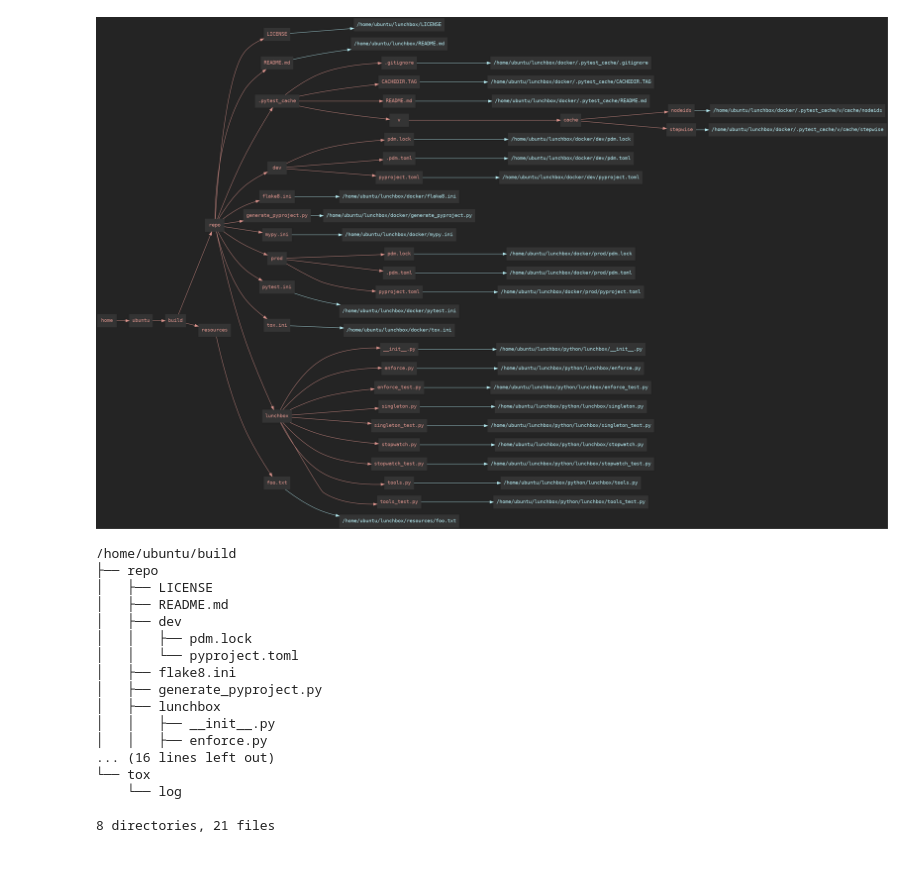
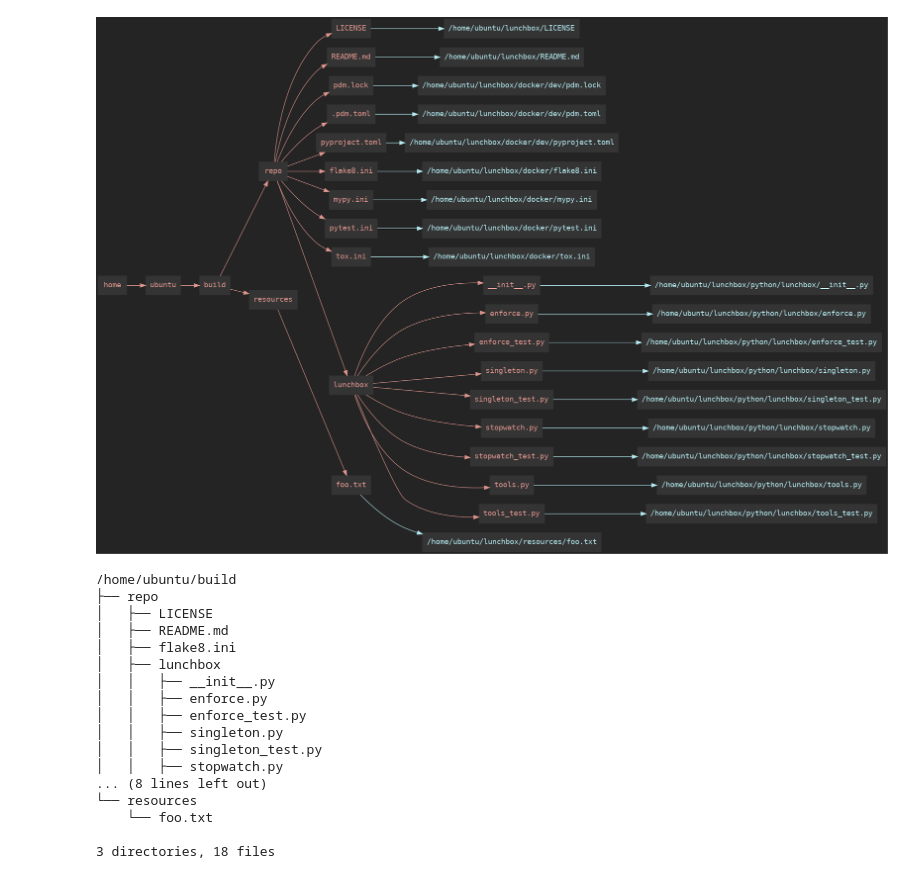
Before and after one commit to theNewFlesh/lunchbox, a Jupyter notebook: notebooks/build.ipynb, the cells around one changed output. Drawn from its saved outputs; the diff is of its cells as text; code cells hidden in the pictures.

```diff
--- a/notebooks/build.ipynb
+++ b/notebooks/build.ipynb
@@ -1,29 +1,29 @@
 # %%
 from rolling_pin.conform_etl import ConformETL
-
-src = '/home/ubuntu/lunchbox/docker/conform.yml'
+!rm -rf /home/ubuntu/build
+src = '/home/ubuntu/lunchbox/docker/build.yaml'
 etl = ConformETL.from_yaml(src)
 etl.to_html(as_png=True)
 # %% [output]
-[figure, old version]
+[figure, new version]
 # %%
-etl.conform(groups=['base', 'test'])
+etl.conform(groups=['base', 'tox'])
 !tree /home/ubuntu/build
 # %% [output]
 /home/ubuntu/build
 ├── repo
 │   ├── LICENSE
 │   ├── README.md
-│   ├── dev
-│   │   ├── pdm.lock
-│   │   └── pyproject.toml
 │   ├── flake8.ini
-│   ├── generate_pyproject.py
 │   ├── lunchbox
 │   │   ├── __init__.py
 │   │   ├── enforce.py
-... (16 lines left out)
-└── tox
-    └── log
+│   │   ├── enforce_test.py
+│   │   ├── singleton.py
+│   │   ├── singleton_test.py
+│   │   ├── stopwatch.py
+... (8 lines left out)
+└── resources
+    └── foo.txt
 
-8 directories, 21 files
+3 directories, 18 files
```
Also changed, not shown: 3 other files.
